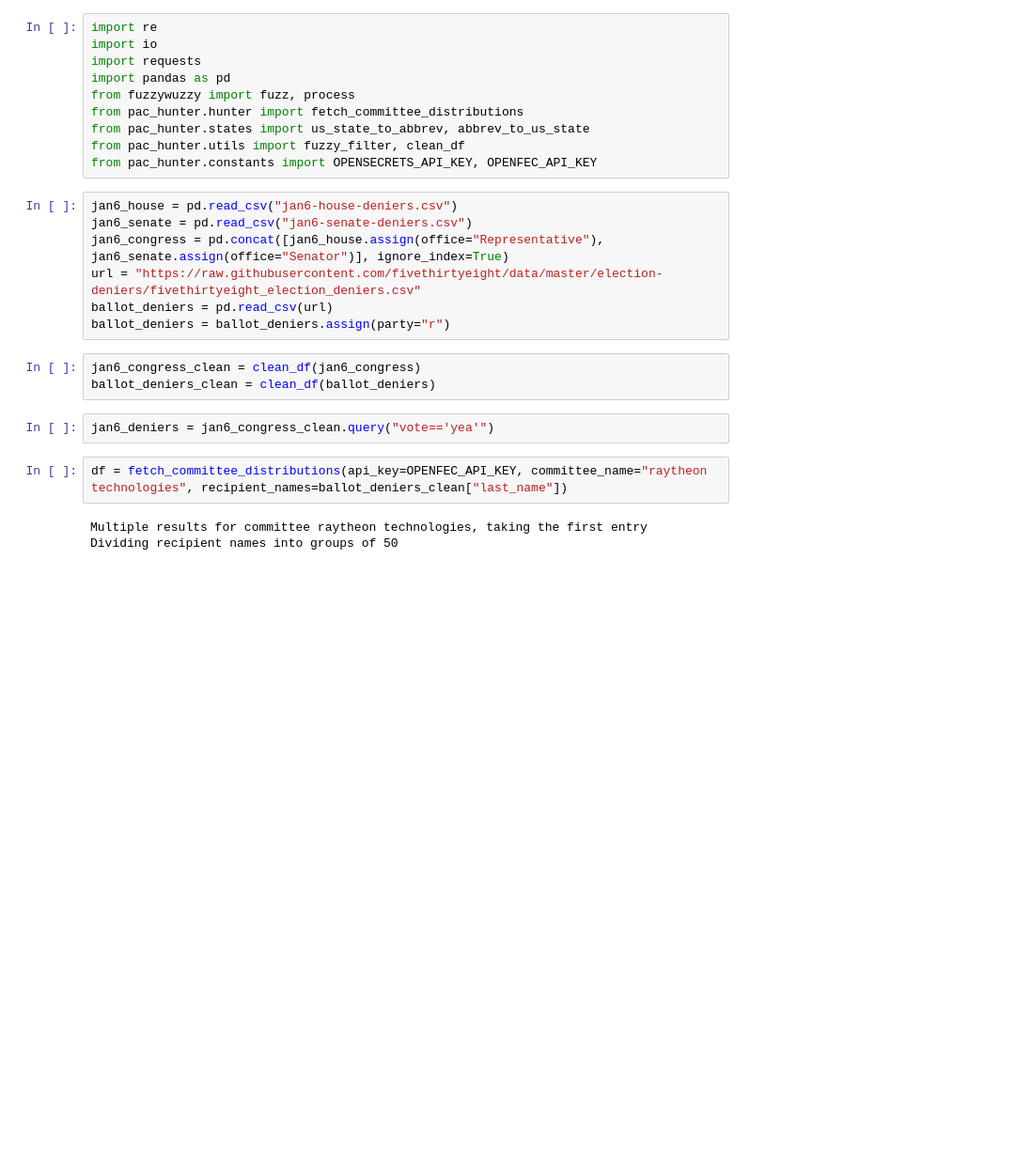
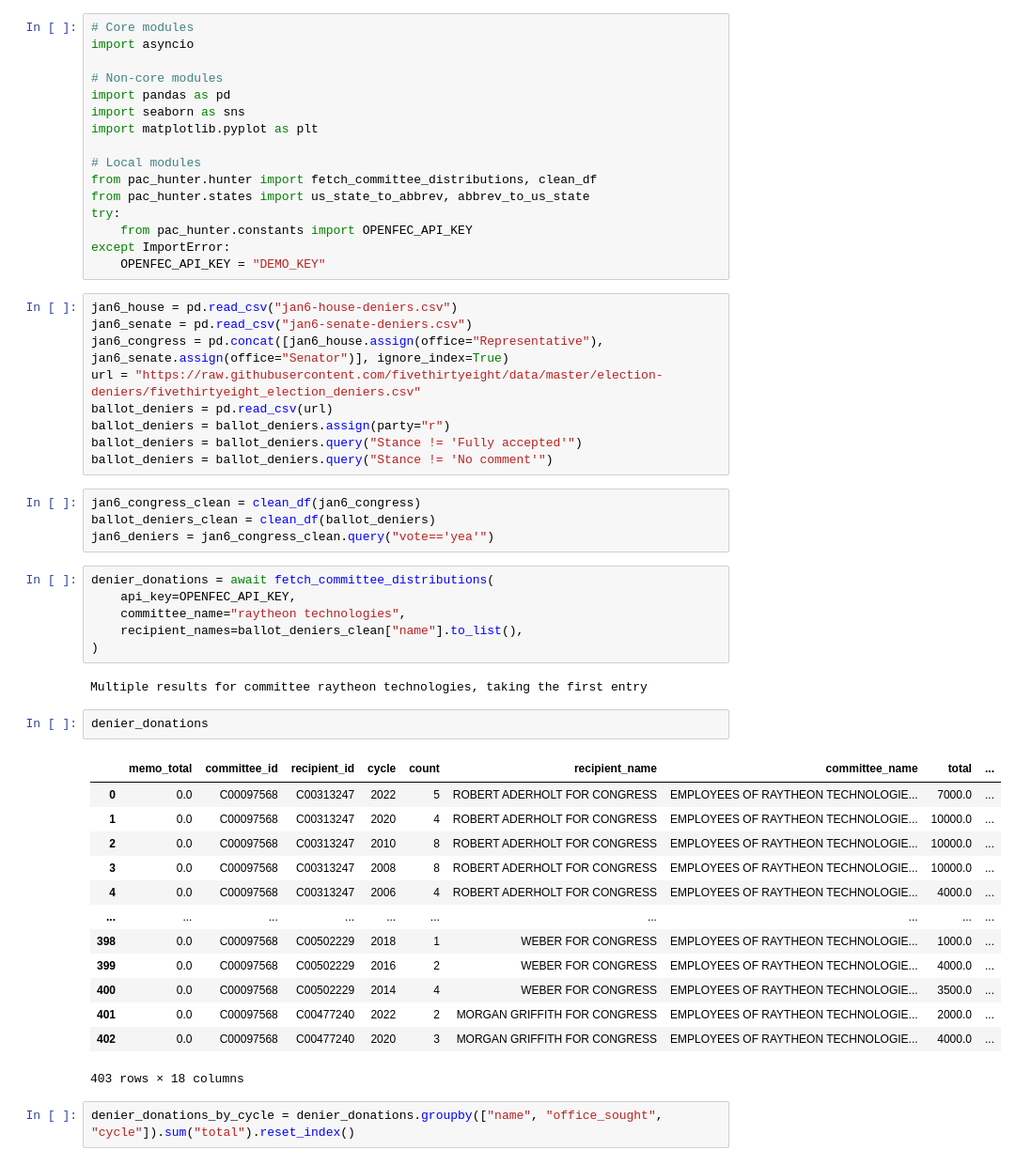
Before and after one commit to jlwhelan28/pac-hunter, a Jupyter notebook: demo.ipynb, the cells around one changed output. Shown: that part at 94% size. Cells and saved outputs as stored; diff of their text form; blank space fills up the shorter version.

```diff
--- a/demo.ipynb
+++ b/demo.ipynb
@@ -1,13 +1,19 @@
 # %%
-import re
-import io
-import requests
+# Core modules
+import asyncio
+
+# Non-core modules
 import pandas as pd
-from fuzzywuzzy import fuzz, process
-from pac_hunter.hunter import fetch_committee_distributions
+import seaborn as sns
+import matplotlib.pyplot as plt
+
+# Local modules
+from pac_hunter.hunter import fetch_committee_distributions, clean_df
 from pac_hunter.states import us_state_to_abbrev, abbrev_to_us_state
-from pac_hunter.utils import fuzzy_filter, clean_df
-from pac_hunter.constants import OPENSECRETS_API_KEY, OPENFEC_API_KEY
+try:
+    from pac_hunter.constants import OPENFEC_API_KEY
+except ImportError:
+    OPENFEC_API_KEY = "DEMO_KEY"
 # %%
 jan6_house = pd.read_csv("jan6-house-deniers.csv")
 jan6_senate = pd.read_csv("jan6-senate-deniers.csv")
@@ -15,13 +21,35 @@ jan6_congress = pd.concat([jan6_house.assign(office="Representative"), jan6_sena
 url = "https://raw.githubusercontent.com/fivethirtyeight/data/master/election-deniers/fivethirtyeight_election_deniers.csv"
 ballot_deniers = pd.read_csv(url)
 ballot_deniers = ballot_deniers.assign(party="r")
+ballot_deniers = ballot_deniers.query("Stance != 'Fully accepted'")
+ballot_deniers = ballot_deniers.query("Stance != 'No comment'")
 # %%
 jan6_congress_clean = clean_df(jan6_congress)
 ballot_deniers_clean = clean_df(ballot_deniers)
+jan6_deniers = jan6_congress_clean.query("vote=='yea'")
-# %%
-jan6_deniers = jan6_congress_clean.query("vote=='yea'")
 # %%
-df = fetch_committee_distributions(api_key=OPENFEC_API_KEY, committee_name="raytheon technologies", recipient_names=ballot_deniers_clean["last_name"])
+denier_donations = await fetch_committee_distributions(
+    api_key=OPENFEC_API_KEY,
+    committee_name="raytheon technologies",
+    recipient_names=ballot_deniers_clean["name"].to_list(),
+)
 # %% [output]
 Multiple results for committee raytheon technologies, taking the first entry
-Dividing recipient names into groups of 50
+# %%
+denier_donations
+# %% [output]
+|  | memo_total | committee_id | recipient_id | cycle | count | recipient_name | committee_name | total | ... |
+| 0 | 0.0 | C00097568 | C00313247 | 2022 | 5 | ROBERT ADERHOLT FOR CONGRESS | EMPLOYEES OF RAYTHEON TECHNOLOGIE... | 7000.0 | ... |
+| 1 | 0.0 | C00097568 | C00313247 | 2020 | 4 | ROBERT ADERHOLT FOR CONGRESS | EMPLOYEES OF RAYTHEON TECHNOLOGIE... | 10000.0 | ... |
+| 2 | 0.0 | C00097568 | C00313247 | 2010 | 8 | ROBERT ADERHOLT FOR CONGRESS | EMPLOYEES OF RAYTHEON TECHNOLOGIE... | 10000.0 | ... |
+| 3 | 0.0 | C00097568 | C00313247 | 2008 | 8 | ROBERT ADERHOLT FOR CONGRESS | EMPLOYEES OF RAYTHEON TECHNOLOGIE... | 10000.0 | ... |
+| 4 | 0.0 | C00097568 | C00313247 | 2006 | 4 | ROBERT ADERHOLT FOR CONGRESS | EMPLOYEES OF RAYTHEON TECHNOLOGIE... | 4000.0 | ... |
+| ... | ... | ... | ... | ... | ... | ... | ... | ... | ... |
+| 398 | 0.0 | C00097568 | C00502229 | 2018 | 1 | WEBER FOR CONGRESS | EMPLOYEES OF RAYTHEON TECHNOLOGIE... | 1000.0 | ... |
+| 399 | 0.0 | C00097568 | C00502229 | 2016 | 2 | WEBER FOR CONGRESS | EMPLOYEES OF RAYTHEON TECHNOLOGIE... | 4000.0 | ... |
+| 400 | 0.0 | C00097568 | C00502229 | 2014 | 4 | WEBER FOR CONGRESS | EMPLOYEES OF RAYTHEON TECHNOLOGIE... | 3500.0 | ... |
+| 401 | 0.0 | C00097568 | C00477240 | 2022 | 2 | MORGAN GRIFFITH FOR CONGRESS | EMPLOYEES OF RAYTHEON TECHNOLOGIE... | 2000.0 | ... |
+| 402 | 0.0 | C00097568 | C00477240 | 2020 | 3 | MORGAN GRIFFITH FOR CONGRESS | EMPLOYEES OF RAYTHEON TECHNOLOGIE... | 4000.0 | ... |
+403 rows × 18 columns
+# %%
+denier_donations_by_cycle = denier_donations.groupby(["name", "office_sought", "cycle"]).sum("total").reset_index()
```
Also changed, not shown: parts of 2 cells of this notebook.
